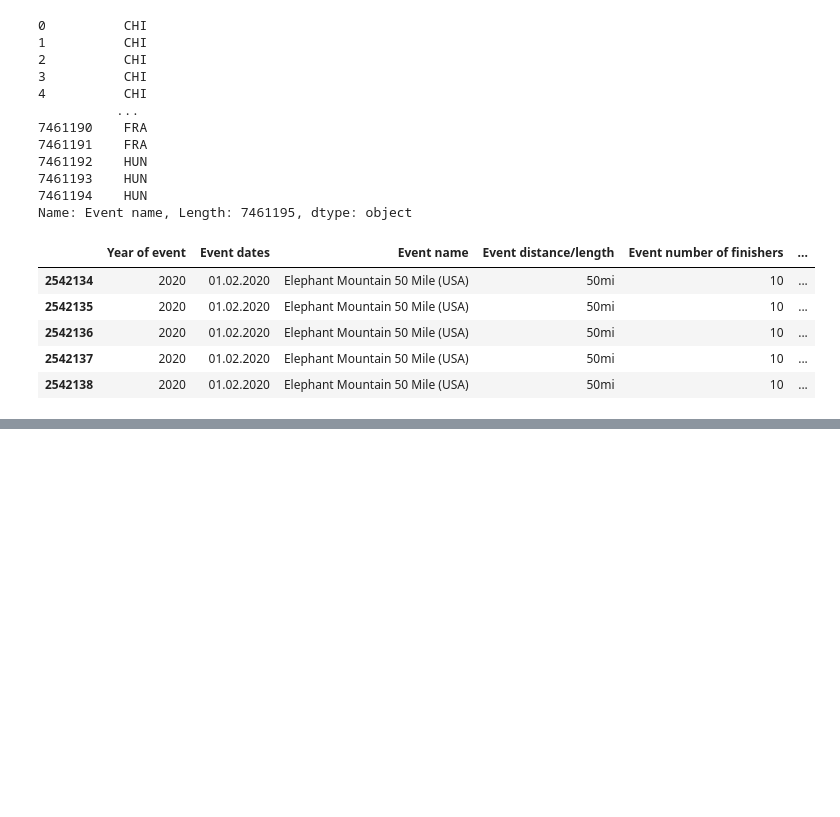
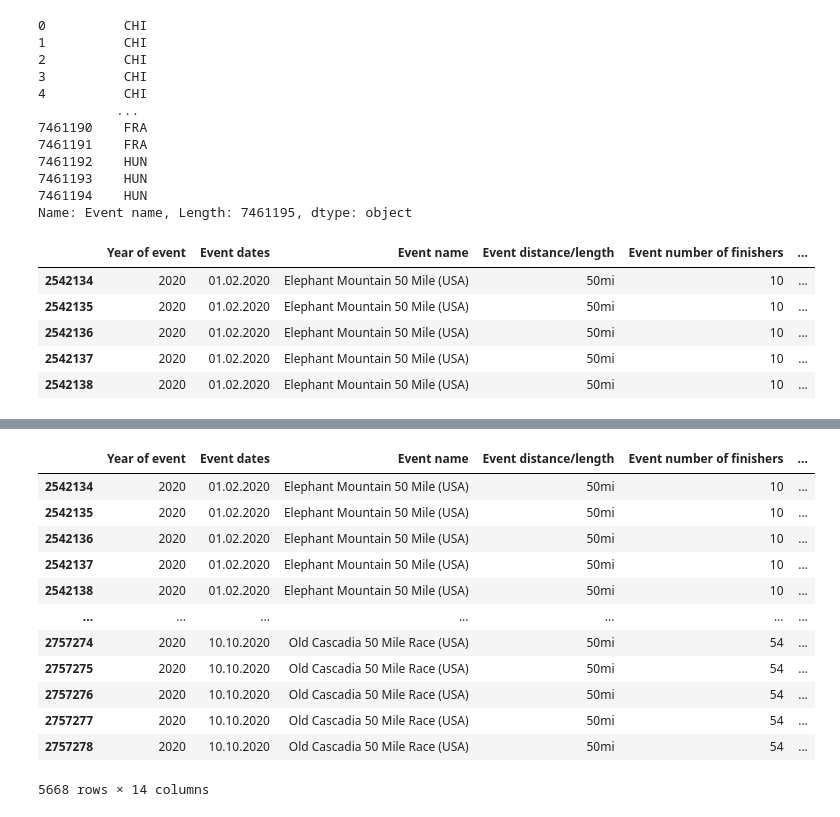
Before and after one commit to adarshkhub/UM_Races-EDA, a Jupyter notebook: Ultramarathon EDA.ipynb, the cells around one changed output, grey strips where cells are left out. Cells and saved outputs as stored; diff of their text form; code cells hidden in the pictures; blank space fills up the shorter version.

```diff
--- a/Ultramarathon EDA.ipynb
+++ b/Ultramarathon EDA.ipynb
@@ -128,0 +140,2 @@ df2.head()
+# %%
+df2["Athlete age"] = 2020 - df2["Athlete year of birth"]
@@ -128,0 +161,3 @@ df2.head()
+# %%
+
+df2['athlete age'] = df2['athlete age'].astype(str).apply(lambda x: x.replace('.0',''))
@@ -128,0 +179,16 @@ df2.head()
+# %%
+df2.drop("Athlete age", axis = 1)
+# %% [output]
+|  | Year of event | Event dates | Event name | Event distance/length | Event number of finishers | ... |
+| 2542134 | 2020 | 01.02.2020 | Elephant Mountain 50 Mile (USA) | 50mi | 10 | ... |
+| 2542135 | 2020 | 01.02.2020 | Elephant Mountain 50 Mile (USA) | 50mi | 10 | ... |
+| 2542136 | 2020 | 01.02.2020 | Elephant Mountain 50 Mile (USA) | 50mi | 10 | ... |
+| 2542137 | 2020 | 01.02.2020 | Elephant Mountain 50 Mile (USA) | 50mi | 10 | ... |
+| 2542138 | 2020 | 01.02.2020 | Elephant Mountain 50 Mile (USA) | 50mi | 10 | ... |
+| ... | ... | ... | ... | ... | ... | ... |
+| 2757274 | 2020 | 10.10.2020 | Old Cascadia 50 Mile Race (USA) | 50mi | 54 | ... |
+| 2757275 | 2020 | 10.10.2020 | Old Cascadia 50 Mile Race (USA) | 50mi | 54 | ... |
+| 2757276 | 2020 | 10.10.2020 | Old Cascadia 50 Mile Race (USA) | 50mi | 54 | ... |
+| 2757277 | 2020 | 10.10.2020 | Old Cascadia 50 Mile Race (USA) | 50mi | 54 | ... |
+| 2757278 | 2020 | 10.10.2020 | Old Cascadia 50 Mile Race (USA) | 50mi | 54 | ... |
+5668 rows × 14 columns
```
Also changed, not shown: parts of 6 cells of this notebook.
